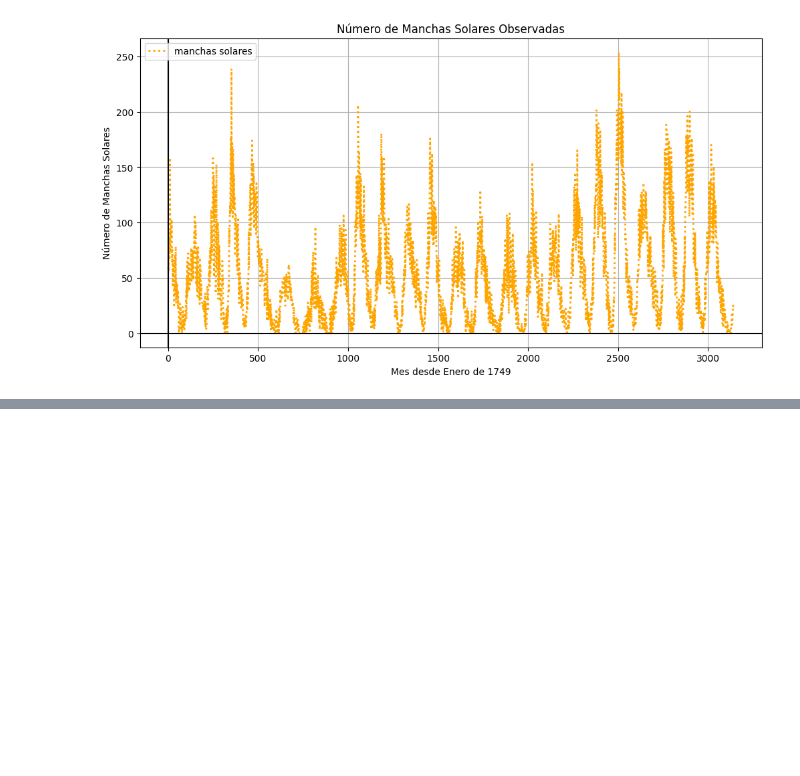
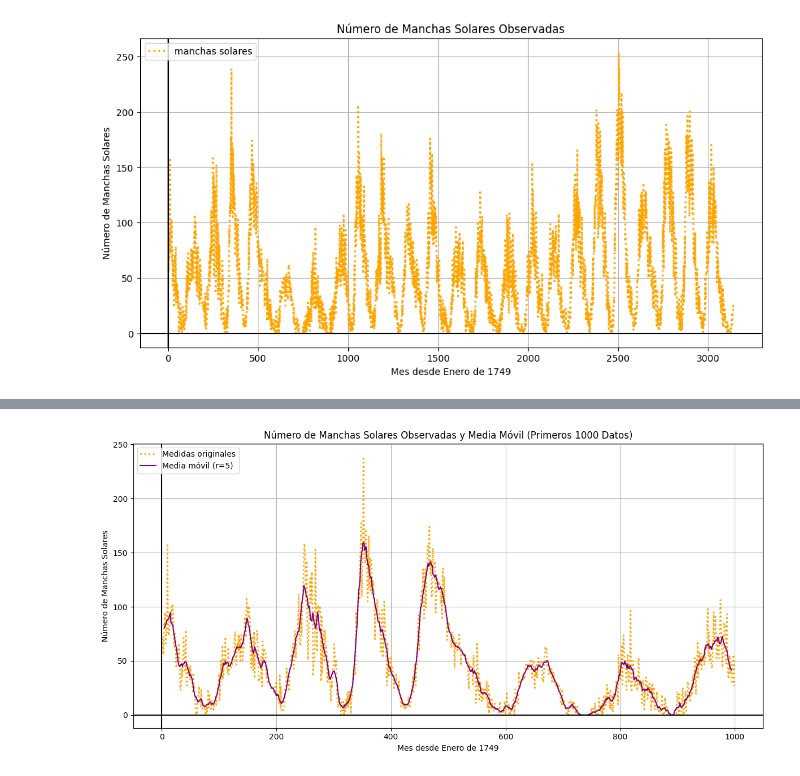
Before and after one commit to LuisEnriqueFC/COPIAINTERSEMESTRALTRABAJO, a Jupyter notebook: TareaPractica2_Rivas_Rodriguez_Luis_Enrique.ipynb, the cells around one changed output, grey strips where cells are left out. Cells and saved outputs as stored; diff of their text form; code cells hidden in the pictures; blank space fills up the shorter version.

```diff
--- a/TareaPractica2_Rivas_Rodriguez_Luis_Enrique.ipynb
+++ b/TareaPractica2_Rivas_Rodriguez_Luis_Enrique.ipynb
@@ -743,0 +88,39 @@ En la mayoría de los casos, si una cantidad se puede calcular sin recursividad,
+# %%
+import matplotlib.pyplot as plt
+import numpy as np
+from numpy import loadtxt
+
+data = loadtxt("manchasolares.txt", float)
+data = data[:1000]
+
+x = data[:, 0]
+y = data[:, 1]
+r = 5
+mediamovil = []
+
+# Función para calcular la media móvil
+def Yk(r):
+    for k in range(r, len(y) - r):
+        s = 0.0
+        for m in range(-r, r + 1):
+            s += y[k + m]
+        media = s / (2 * r + 1)
+        mediamovil.append(media)
+
+Yk(r)
+
+x_suavizado = x[r : len(x) - r]
+plt.figure(figsize=(12, 6))
+plt.plot(x, y, color='orange', ls=':', lw=2, label='Medidas originales')
+plt.plot(x_suavizado, mediamovil, color='purple', label='Media móvil (r=5)')
+plt.title('Número de Manchas Solares Observadas y Media Móvil (Primeros 1000 Datos)')
+plt.xlabel('Mes desde Enero de 1749')
+plt.ylabel('Número de Manchas Solares')
+plt.legend(loc=2)
+plt.axhline(y=0.0, xmin=0.0, color='black')
+plt.axvline(x=0.0, ymin=0.0, color='black')
+plt.grid()
+plt.tight_layout()
+plt.show()
+# %% [output]
+[figure, added]
```
Also changed, not shown: parts of 64 cells of this notebook, 1 other file.
